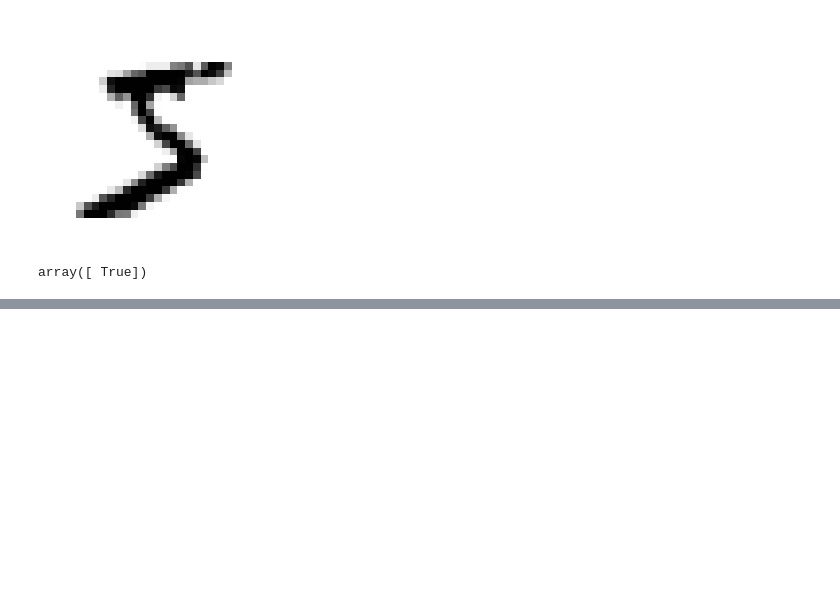
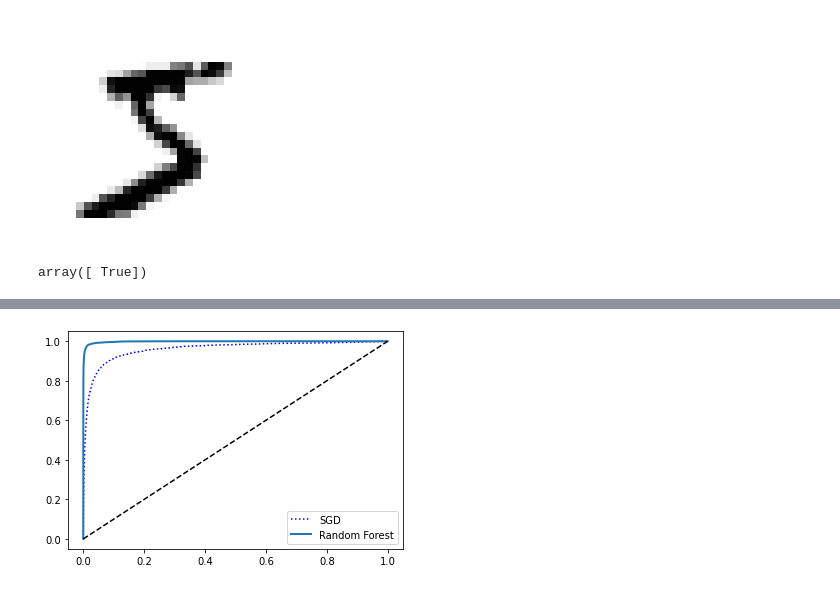
Before and after one commit to jihwanK/data_science, a Jupyter notebook: machine_learning/chapter3.ipynb, the cells around one changed output, grey strips where cells are left out. Saved outputs shown, nothing was run; the diff lists cells and outputs as text; code cells hidden in the pictures; blank space fills up the shorter version.

```diff
--- a/machine_learning/chapter3.ipynb
+++ b/machine_learning/chapter3.ipynb
@@ -70,0 +157,15 @@ for train_index, test_index in skfolds.split(X_train, y_train_5):
+# %%
+from sklearn.ensemble import RandomForestClassifier
+
+forest_clf = RandomForestClassifier(random_state=42)
+y_probas_forest = cross_val_predict(forest_clf, X_train, y_train_5, cv=3, method="predict_proba")
+
+y_scores_forest = y_probas_forest[:, 1]
+fpr_forest, tpr_forest, thresholds_forest = roc_curve(y_train_5, y_scores_forest)
+
+plt.plot(fpr, tpr, "b:", label="SGD")
+plot_roc_curve(fpr_forest, tpr_forest, "Random Forest")
+plt.legend(loc="lower right")
+plt.show()
+# %% [output]
+[figure, added]
```
Also changed, not shown: parts of 30 cells of this notebook.
